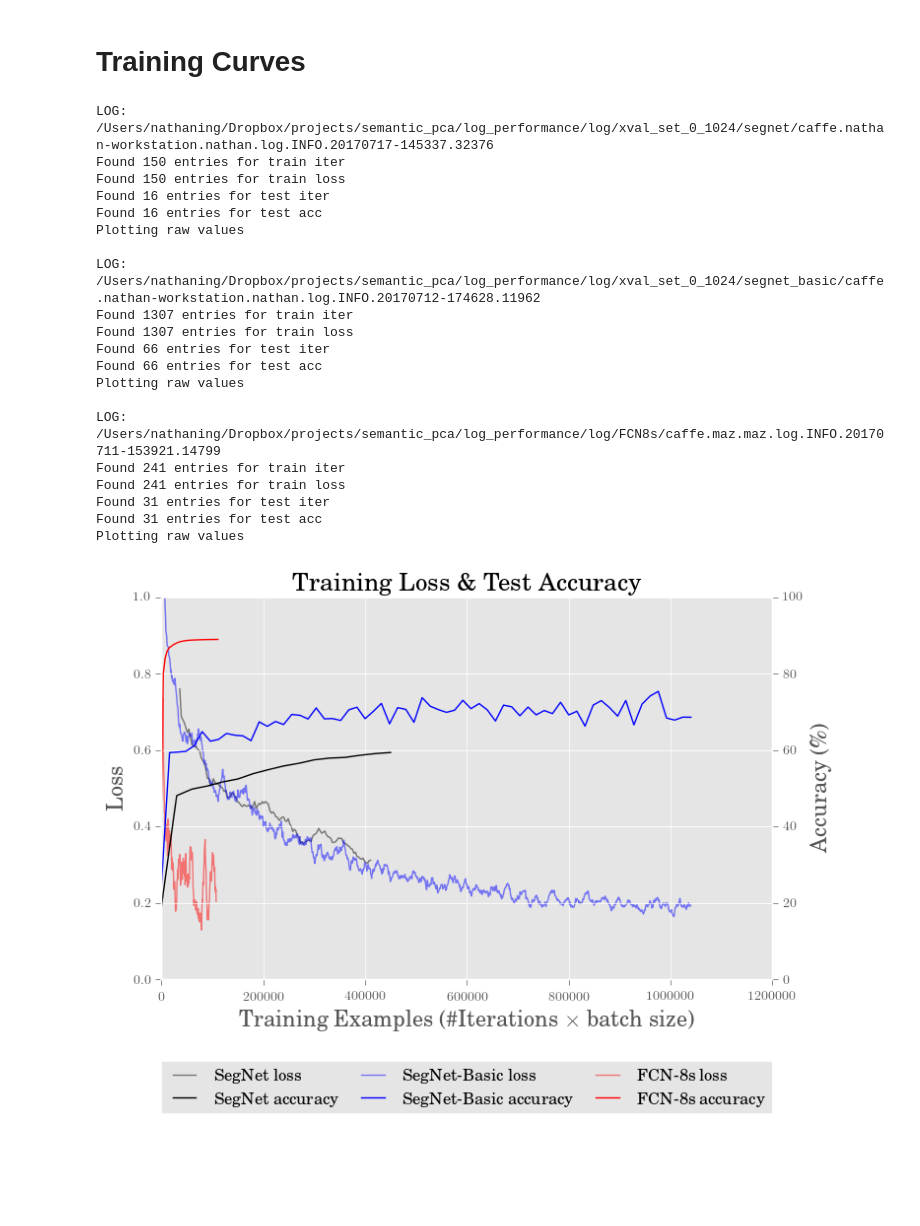
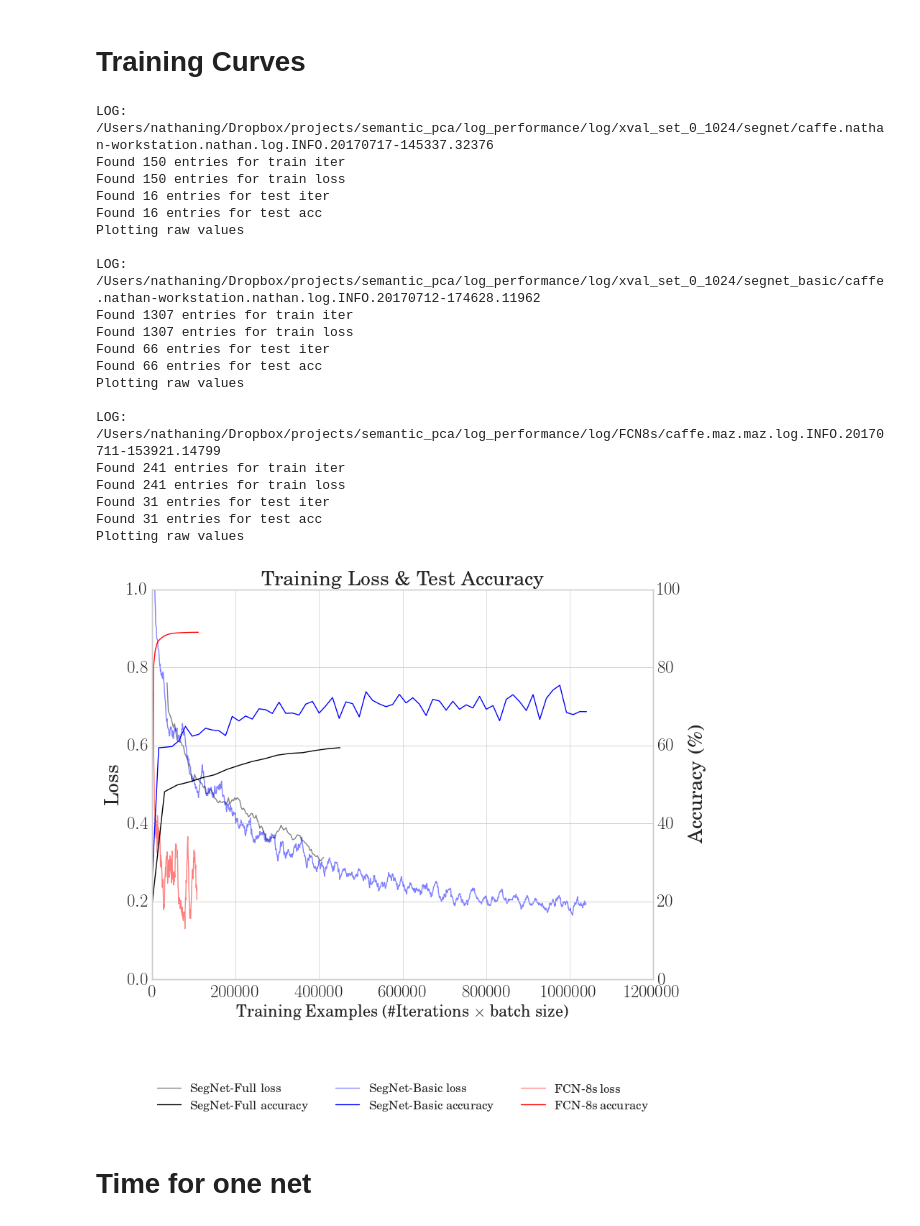
Before and after one commit to BioImageInformatics/histo_seg, a Jupyter notebook: notebooks/plot_logs.ipynb, the cells around one changed output. Drawn from its saved outputs; the diff is of its cells as text; code cells hidden in the pictures; blank space fills up the shorter version.

Commit message:
notebooks for figures

```diff
--- a/notebooks/plot_logs.ipynb
+++ b/notebooks/plot_logs.ipynb
@@ -9,14 +9,28 @@ import re
 
 import numpy as np
 
+# import seaborn as sns
+
 %matplotlib inline
 from matplotlib import pyplot as plt
 import matplotlib.lines as mlines
+import matplotlib.mlab as mlab
 
 from matplotlib import rc
-plt.style.use('ggplot')
+plt.style.use('seaborn-whitegrid')
 plt.rc('text', usetex=True)
 plt.rc('font', family='serif')
+# %%
+total_time_pattern = r'Processing (?P<slide_id>\d+) done in (?P<slide_time>\d+\.\d+)s'
+fps_pattern = r'(?P<n_tiles>\d+) Tiles preloaded in (?P<load_time>\d+\.\d{3})s CNN finished in (?P<cnn_time>\d+\.\d{3})s'
+# tissue_area_pattern = r'Found (?P<n_tiles>\d+) foreground candidates\nProcessing (?P<res>\d+)x'
+tissue_area_pattern = r'Processing (?P<res>\d+)x\n.+\nUsing (?P<n_tiles>\d+) tile coordinates'
+
+loss_pattern = r"Iteration (?P<iter_num>\d+),.+loss = (?P<loss_val>[+-]?(\d+(\.\d*)?|\.\d+)([eE][+-]?\d+)?)"
+train_iter_pattern = r"Iteration (?P<iter_num>\d+), lr ="
+train_loss_pattern = r"Train net output #\d: loss = (?P<accuracy>[+-]?(\d+(\.\d*)?|\.\d+)([eE][+-]?\d+)?)"
+test_pattern = [r"Iteration (?P<iter_num>\d+), Testing net",
+                r"Test net output #0: accuracy = (?P<accuracy>[+-]?(\d+(\.\d*)?|\.\d+)([eE][+-]?\d+)?)",]
 # %% [markdown]
 # Tissue area
 # %%
@@ -69,7 +84,7 @@ logs = ['/Users/nathaning/Dropbox/projects/semantic_pca/log_performance/log/xval
 
 colors = ['k', 'b', 'r']
 smoothing = [25, 15, 15]
-names = ['SegNet', 'SegNet-Basic', 'FCN-8s']
+names = ['SegNet-Full', 'SegNet-Basic', 'FCN-8s']
 batch_sizes = [6, 16, 1]
 legend_names = ['Train Loss', 'Test Accuracy']
 
@@ -79,30 +94,26 @@ def moving_average(a, n=25) :
     return ret[n - 1:] / n
 
 # Set up plot:
-plt.style.use('ggplot')
-fig, ax1 = plt.subplots(figsize=(8,5))
+fig, ax1 = plt.subplots(figsize=(9,7))
+ax1.tick_params(axis='both', which='major', labelsize=18)
 # ax1.set_facecolor('white')
 ax2 = ax1.twinx()
+ax2.tick_params(axis='both', which='major', labelsize=18)
 # ax1.set_xlabel(r'Examples (Iterations $\times$ Batch Size)', size=16)
 
-# ax1.set_xlabel(r'SGD Updates (\#Iterations)', size=16)
+# ax1.set_xlabel(r'SGD Updates (\#Iterations)', size=20)
 ax1.set_xlabel(r'Training Examples (\#Iterations $\times$ batch size)', size=16)
-ax1.set_ylabel(r'Loss', size=16)
-ax2.set_ylabel(r'Accuracy (\%)', size=16)
+ax1.set_ylabel(r'Loss', size=20)
+ax2.set_ylabel(r'Accuracy (\%)', size=20)
 
 
 ax1.set_ylim([0,1])
 ax2.set_ylim([0,100])
-ax1.spines['top'].set_visible(False)
-ax2.spines['top'].set_visible(False)
-ax1.yaxis.set_ticks_position('left')
-ax1.xaxis.set_ticks_position('bottom')
-loss_pattern = r"Iteration (?P<iter_num>\d+),.+loss = (?P<loss_val>[+-]?(\d+(\.\d*)?|\.\d+)([eE][+-]?\d+)?)"
-train_iter_pattern = r"Iteration (?P<iter_num>\d+), lr ="
-train_loss_pattern = r"Train net output #\d: loss = (?P<accuracy>[+-]?(\d+(\.\d*)?|\.\d+)([eE][+-]?\d+)?)"
-test_pattern = [r"Iteration (?P<iter_num>\d+), Testing net",
-                r"Test net output #0: accuracy = (?P<accuracy>[+-]?(\d+(\.\d*)?|\.\d+)([eE][+-]?\d+)?)",]
-#                 r"Test net output #1: loss = (?P<accuracy>[+-]?(\d+(\.\d*)?|\.\d+)([eE][+-]?\d+)?)"]
+# ax1.spines['top'].set_visible(False)
+# ax2.spines['top'].set_visible(False)
+# ax1.yaxis.set_ticks_position('left')
+# ax1.xaxis.set_ticks_position('bottom')
+
 handles = []
 
 
@@ -167,36 +178,38 @@ for logfile, color, name, batchsize, smooth in zip(logs, colors, names, batch_si
 #                 mlines.Line2D([], [], color=color, label=name+' test loss', linestyle = '-.'),
                mlines.Line2D([], [], color=color, label=name+' accuracy'),]
     print ''
 
 lgd = plt.legend(loc=8,
            bbox_to_anchor=(0, -0.35, 1, -0.5),
-           ncol=len(names), mode="expand", borderaxespad=0.,
+           ncol=3, mode="expand", borderaxespad=0.,
            handles=handles)
 
-plt.title('Training Loss \& Test Accuracy', size=18)
-fig.savefig('/Users/nathaning/Dropbox/_Papers/pca segmentation/Figs/loss_plots/plots_nexamples.pdf',
-            bbox_extra_artists=(lgd,), bbox_inches='tight')
+plt.title('Training Loss \& Test Accuracy', size=20)
+# fig.savefig('/Users/nathaning/Dropbox/_Papers/pca segmentation/Figs/loss_plots/plots_nexamples.pdf',
+#             bbox_extra_artists=(lgd,), bbox_inches='tight')
 plt.show()
 # %% [output]
 LOG: /Users/nathaning/Dropbox/projects/semantic_pca/log_performance/log/xval_set_0_1024/segnet/caffe.nathan-workstation.nathan.log.INFO.20170717-145337.32376
 Found 150 entries for train iter
 Found 150 entries for train loss
 Found 16 entries for test iter
 Found 16 entries for test acc
 Plotting raw values
 
 LOG: /Users/nathaning/Dropbox/projects/semantic_pca/log_performance/log/xval_set_0_1024/segnet_basic/caffe.nathan-workstation.nathan.log.INFO.20170712-174628.11962
 Found 1307 entries for train iter
 Found 1307 entries for train loss
 Found 66 entries for test iter
 Found 66 entries for test acc
 Plotting raw values
 
 LOG: /Users/nathaning/Dropbox/projects/semantic_pca/log_performance/log/FCN8s/caffe.maz.maz.log.INFO.20170711-153921.14799
 Found 241 entries for train iter
 Found 241 entries for train loss
 Found 31 entries for test iter
 Found 31 entries for test acc
 Plotting raw values
-[figure, old version]
+[figure, new version]
+# %% [markdown]
+# Time for one net
 # %%
```
Also changed, not shown: parts of 3 cells of this notebook, 2 other files.
